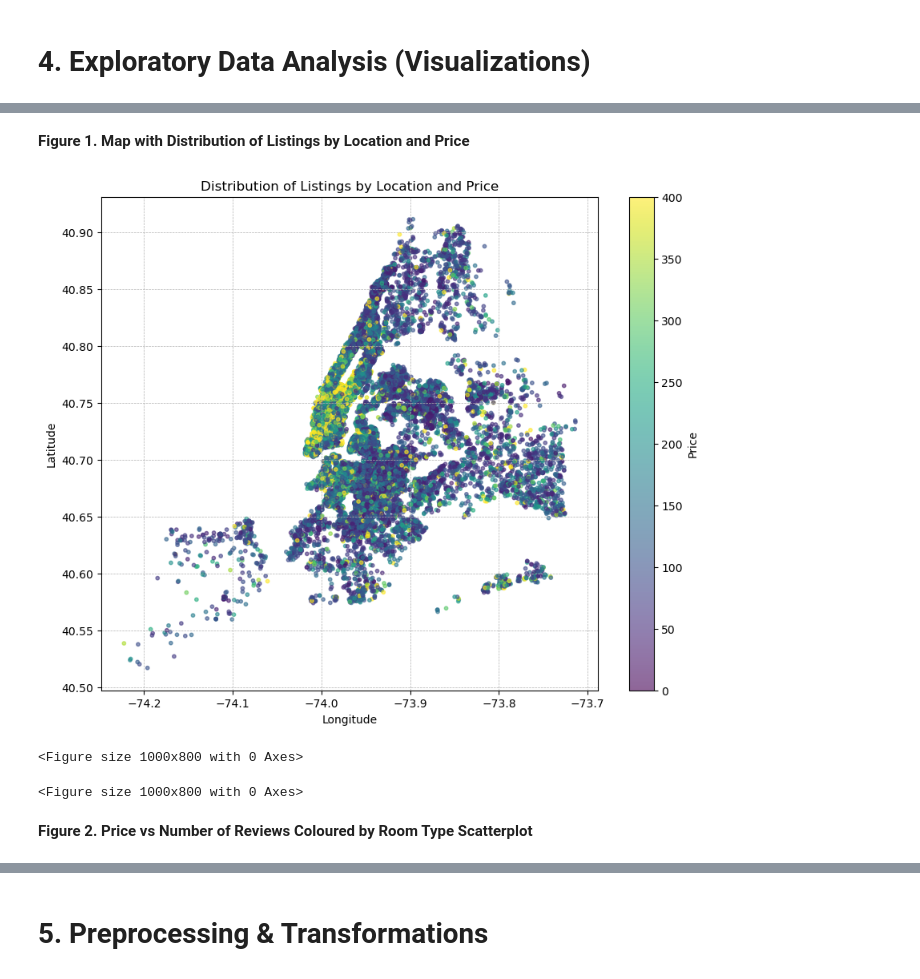
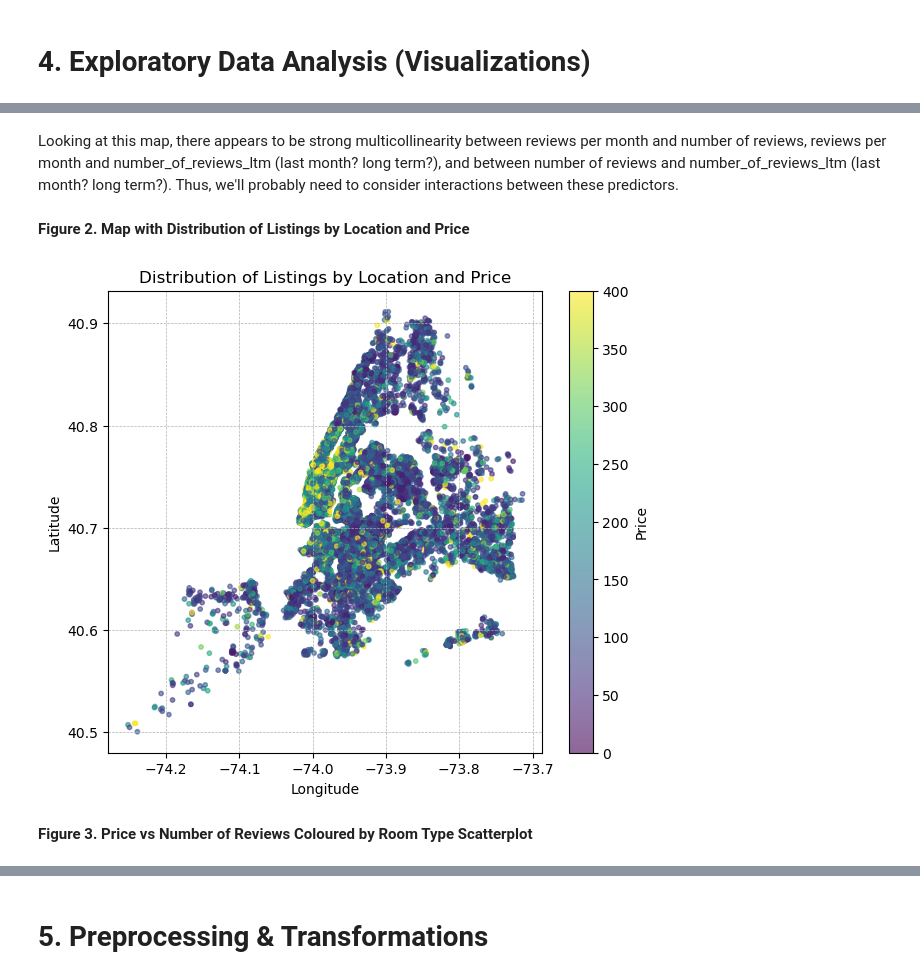
Before and after one commit to DSCI-310-2024/DSCI_310_Group_9_NY-airbnb-analysis, a Jupyter notebook: src/milestone_1.ipynb, the cells around one changed output, grey strips where cells are left out. Drawn from its saved outputs; the diff is of its cells as text; code cells hidden in the pictures.

Commit message:
merged changes to visualizations and model from previous commit

```diff
--- a/src/milestone_1.ipynb
+++ b/src/milestone_1.ipynb
@@ -276,23 +291,22 @@ Target Variable: price
+# %% [markdown]
+Looking at this map, there appears to be strong multicollinearity between reviews per month and number of reviews, reviews per month and number_of_reviews_ltm (last month? long term?), and between number of reviews and number_of_reviews_ltm (last month? long term?). Thus, we'll probably need to consider interactions between these predictors.
 # %% [markdown]
-**Figure 1. Map with Distribution of Listings by Location and Price**
+**Figure 2. Map with Distribution of Listings by Location and Price**
 # %%
-plt.figure(figsize=(10, 8))
+plt.figure(figsize=(7, 6))
 
 # Setting color limits to more typical range, e.g., 0 to 400
 # Adjust these values based on your specific dataset and its distribution
 vmin, vmax = 0, 400
 
 sc = plt.scatter(train_df['longitude'], train_df['latitude'], c=train_df['price'], cmap='viridis', s=10, alpha=0.6, vmin=vmin, vmax=vmax)
 plt.colorbar(sc, label='Price')
 plt.xlabel('Longitude')
 plt.ylabel('Latitude')
 plt.title('Distribution of Listings by Location and Price')
 plt.grid(True, which='both', linestyle='--', linewidth=0.5)
 plt.show()
-plt.figure(figsize=(10, 8))
 # %% [output]
-[figure, old version]
+[figure, new version]
-<Figure size 1000x800 with 0 Axes>
-<Figure size 1000x800 with 0 Axes>
 # %% [markdown]
-**Figure 2. Price vs Number of Reviews Coloured by Room Type Scatterplot**
+**Figure 3. Price vs Number of Reviews Coloured by Room Type Scatterplot**
```
Also changed, not shown: parts of 15 cells of this notebook, 1 other file.
